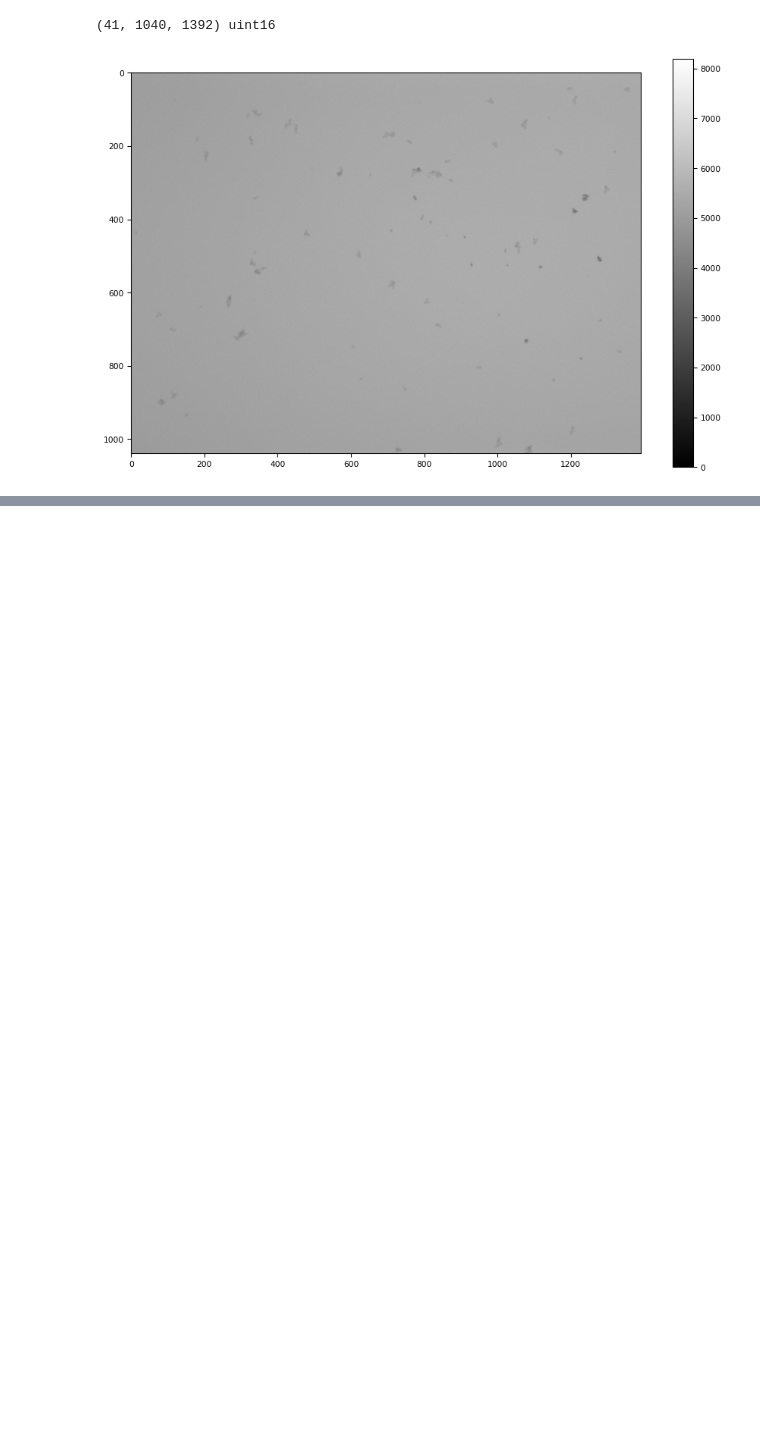
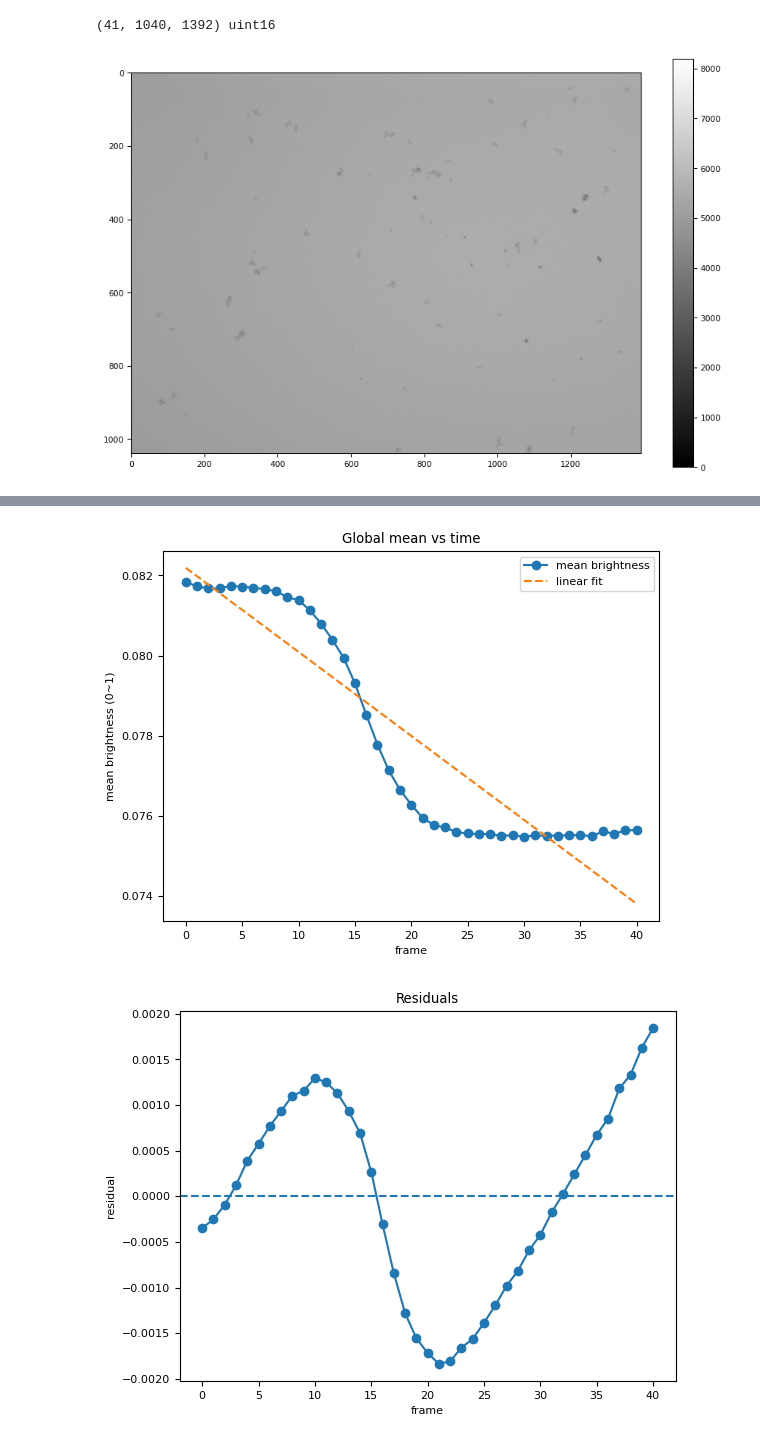
Before and after one commit to Mo119m/Cellular-state-image, a Jupyter notebook: eda.ipynb, the cells around one changed output, grey strips where cells are left out. Drawn from its saved outputs; the diff is of its cells as text; code cells hidden in the pictures; blank space fills up the shorter version.

```diff
--- a/eda.ipynb
+++ b/eda.ipynb
@@ -118,0 +166,18 @@ plt.show()
+# %%
+# 原序列与拟合线
+plt.plot(y, "o-", label="mean brightness")
+plt.plot(y_hat, "--", label="linear fit")
+plt.xlabel("frame"); plt.ylabel("mean brightness (0~1)")
+plt.title("Global mean vs time")
+plt.legend(); plt.show()
+
+# 残差图（看线性是否合理）
+resid = y - y_hat
+plt.plot(resid, "o-")
+plt.axhline(0, linestyle="--")
+plt.xlabel("frame"); plt.ylabel("residual")
+plt.title("Residuals")
+plt.show()
+# %% [output]
+[figure, added]
+[figure, added]
```
Also changed, not shown: parts of 6 cells of this notebook.
